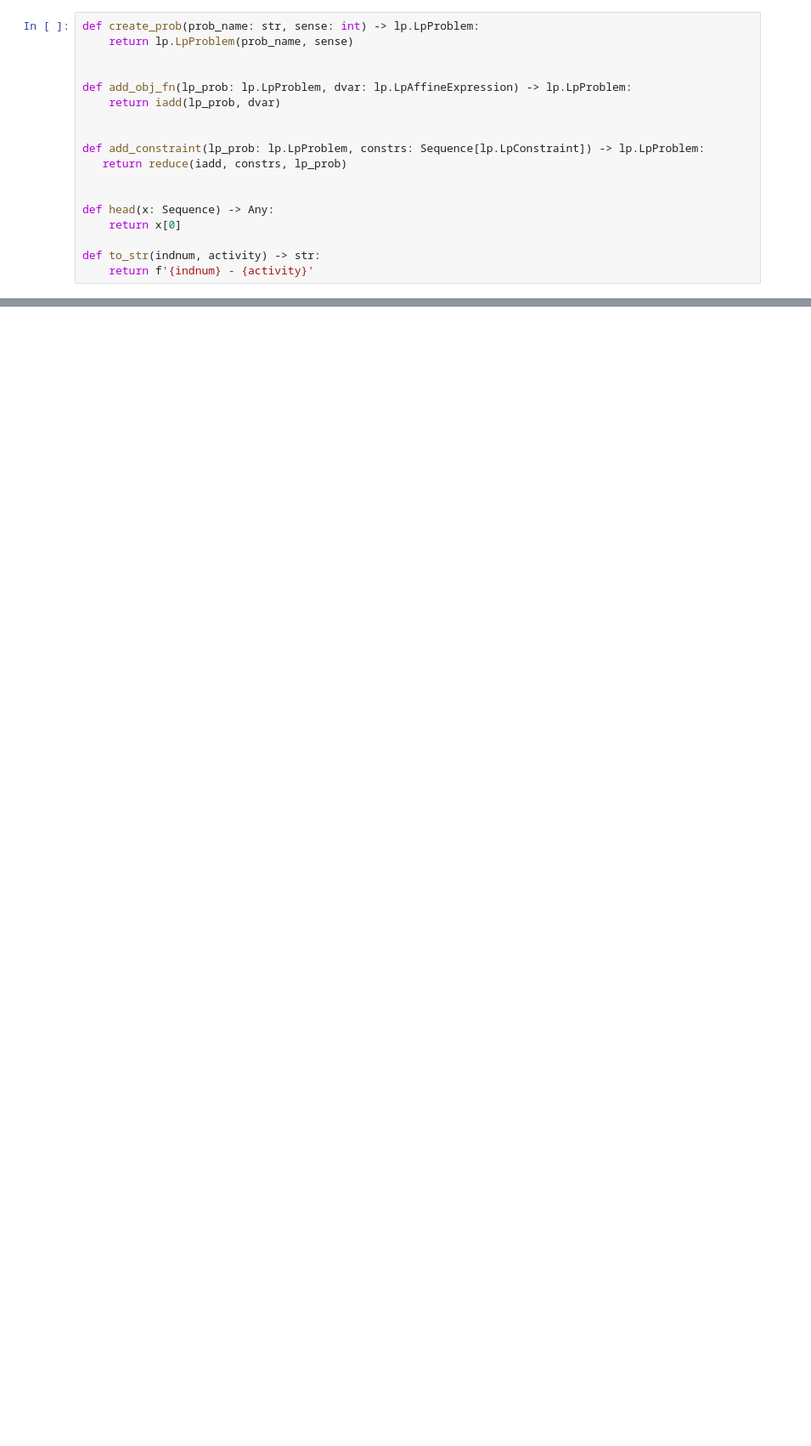
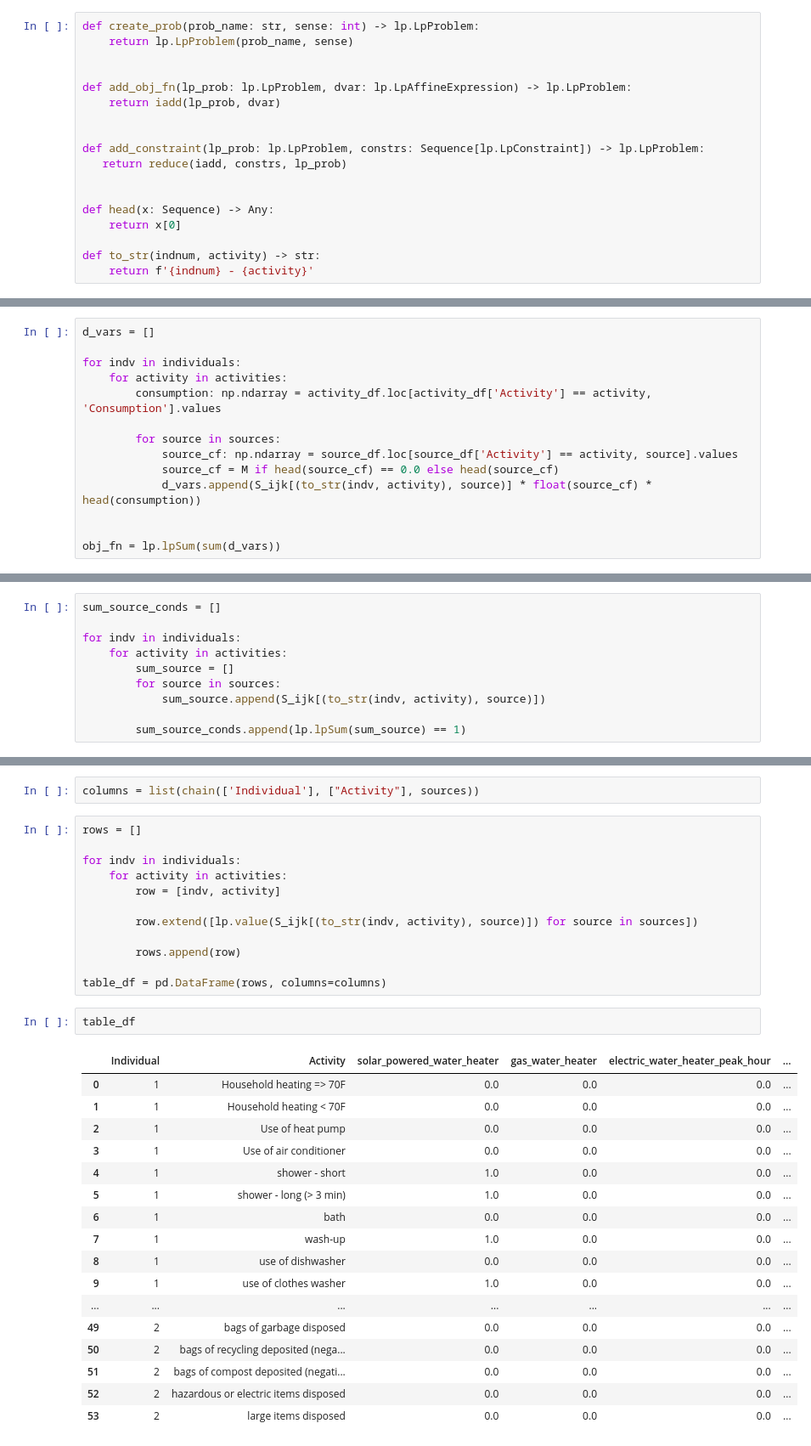
Before and after one commit to nicksspirit/live_green_live_happy, a Jupyter notebook: model_building.ipynb, the cells around one changed output, grey strips where cells are left out. Shown: that part at 85% size. Drawn from its saved outputs; the diff is of its cells as text; blank space fills up the shorter version.

```diff
--- a/model_building.ipynb
+++ b/model_building.ipynb
@@ -237,0 +122,14 @@ for indv in indv_num:
+# %%
+d_vars = []
+
+for indv in individuals:
+    for activity in activities:
+        consumption: np.ndarray = activity_df.loc[activity_df['Activity'] == activity, 'Consumption'].values
+
+        for source in sources:
+            source_cf: np.ndarray = source_df.loc[source_df['Activity'] == activity, source].values
+            source_cf = M if head(source_cf) == 0.0 else head(source_cf)
+            d_vars.append(S_ijk[(to_str(indv, activity), source)] * float(source_cf) * head(consumption))
+
+
+obj_fn = lp.lpSum(sum(d_vars))
@@ -237,0 +146,10 @@ for indv in indv_num:
+# %%
+sum_source_conds = []
+
+for indv in individuals:
+    for activity in activities:
+        sum_source = []
+        for source in sources:
+            sum_source.append(S_ijk[(to_str(indv, activity), source)])
+
+        sum_source_conds.append(lp.lpSum(sum_source) == 1)
@@ -237,0 +172,34 @@ for indv in indv_num:
+# %%
+columns = list(chain(['Individual'], ["Activity"], sources))
+# %%
+rows = []
+
+for indv in individuals:
+    for activity in activities:
+        row = [indv, activity]
+
+        row.extend([lp.value(S_ijk[(to_str(indv, activity), source)]) for source in sources])
+
+        rows.append(row)
+
+table_df = pd.DataFrame(rows, columns=columns)
+# %%
+table_df
+# %% [output]
+|  | Individual | Activity | solar_powered_water_heater | gas_water_heater | electric_water_heater_peak_hour | ... |
+| 0 | 1 | Household heating => 70F | 0.0 | 0.0 | 0.0 | ... |
+| 1 | 1 | Household heating < 70F | 0.0 | 0.0 | 0.0 | ... |
+| 2 | 1 | Use of heat pump | 0.0 | 0.0 | 0.0 | ... |
+| 3 | 1 | Use of air conditioner | 0.0 | 0.0 | 0.0 | ... |
+| 4 | 1 | shower - short | 1.0 | 0.0 | 0.0 | ... |
+| 5 | 1 | shower - long (> 3 min) | 1.0 | 0.0 | 0.0 | ... |
+| 6 | 1 | bath | 0.0 | 0.0 | 0.0 | ... |
+| 7 | 1 | wash-up | 1.0 | 0.0 | 0.0 | ... |
+| 8 | 1 | use of dishwasher | 0.0 | 0.0 | 0.0 | ... |
+| 9 | 1 | use of clothes washer | 1.0 | 0.0 | 0.0 | ... |
+| ... | ... | ... | ... | ... | ... | ... |
+| 49 | 2 | bags of garbage disposed | 0.0 | 0.0 | 0.0 | ... |
+| 50 | 2 | bags of recycling deposited (nega... | 0.0 | 0.0 | 0.0 | ... |
+| 51 | 2 | bags of compost deposited (negati... | 0.0 | 0.0 | 0.0 | ... |
+| 52 | 2 | hazardous or electric items disposed | 0.0 | 0.0 | 0.0 | ... |
+| 53 | 2 | large items disposed | 0.0 | 0.0 | 0.0 | ... |
```
Also changed, not shown: parts of 52 cells of this notebook, 1 other file.
